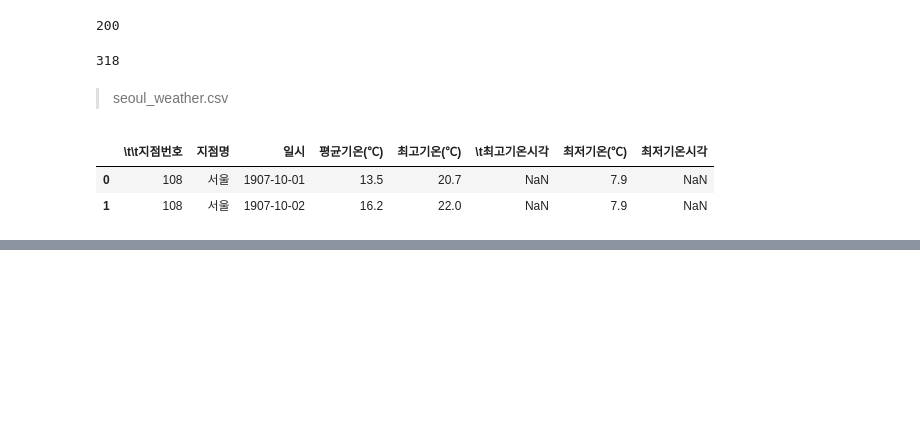
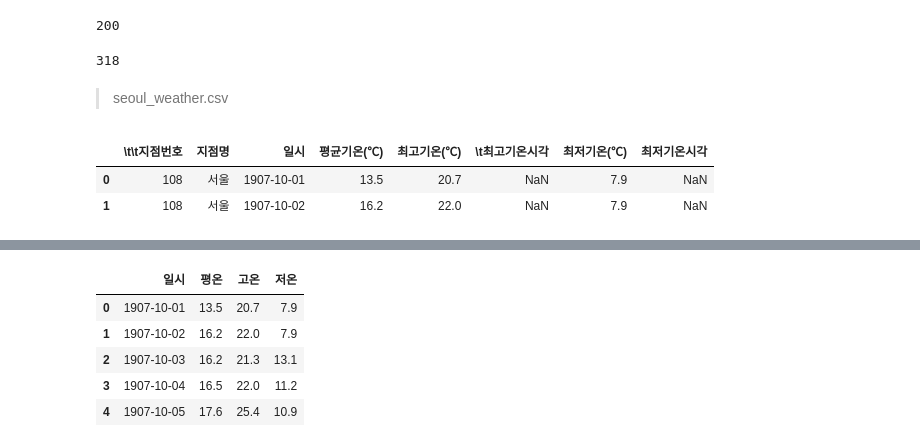
Before and after one commit to jooooons/fintech, a Jupyter notebook: pandas/pandas01.ipynb, the cells around one changed output, grey strips where cells are left out. Saved outputs shown, nothing was run; the diff lists cells and outputs as text; code cells hidden in the pictures; blank space fills up the shorter version.

```diff
--- a/pandas/pandas01.ipynb
+++ b/pandas/pandas01.ipynb
@@ -908,0 +925,10 @@ weather.head(2)
+# %%
+df.columns = ['일시', '평온', '고온', '저온']
+df.head()
+# %% [output]
+|  | 일시 | 평온 | 고온 | 저온 |
+| 0 | 1907-10-01 | 13.5 | 20.7 | 7.9 |
+| 1 | 1907-10-02 | 16.2 | 22.0 | 7.9 |
+| 2 | 1907-10-03 | 16.2 | 21.3 | 13.1 |
+| 3 | 1907-10-04 | 16.5 | 22.0 | 11.2 |
+| 4 | 1907-10-05 | 17.6 | 25.4 | 10.9 |
```
Also changed, not shown: parts of 23 cells of this notebook, 3 other files.
